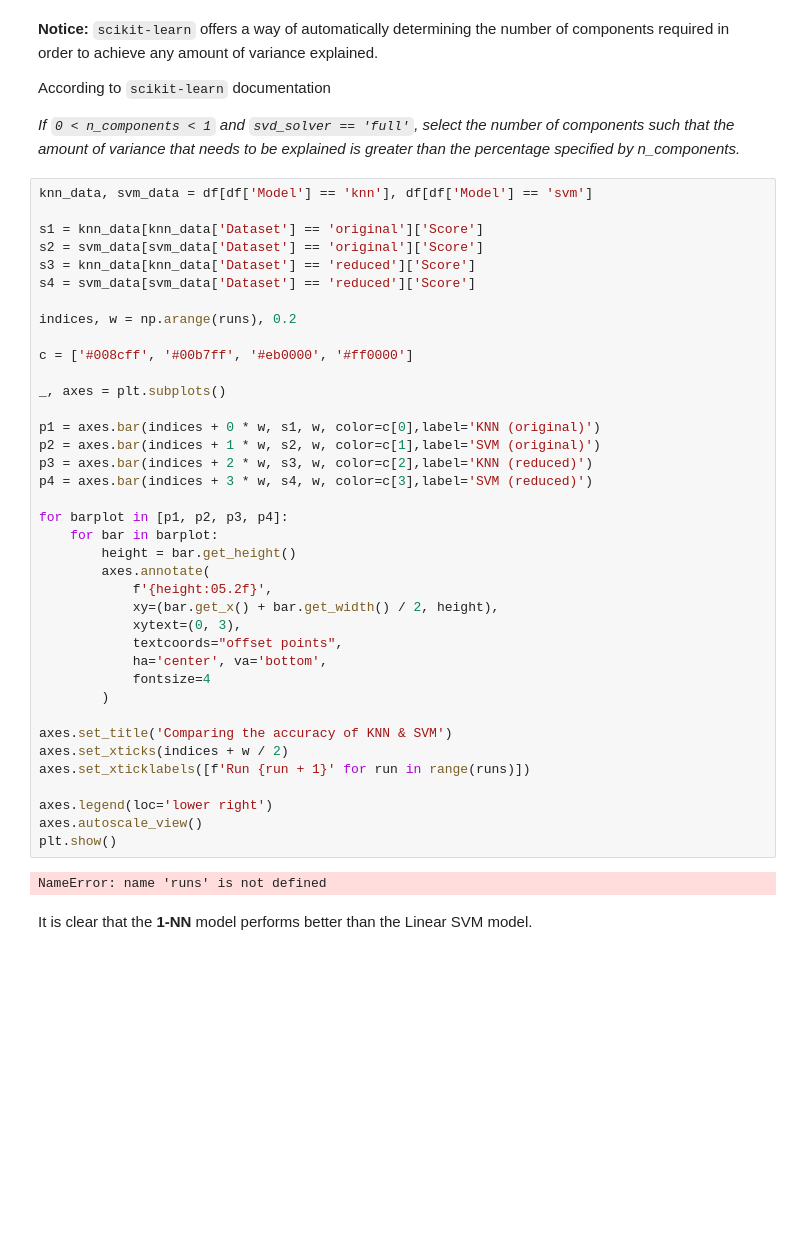
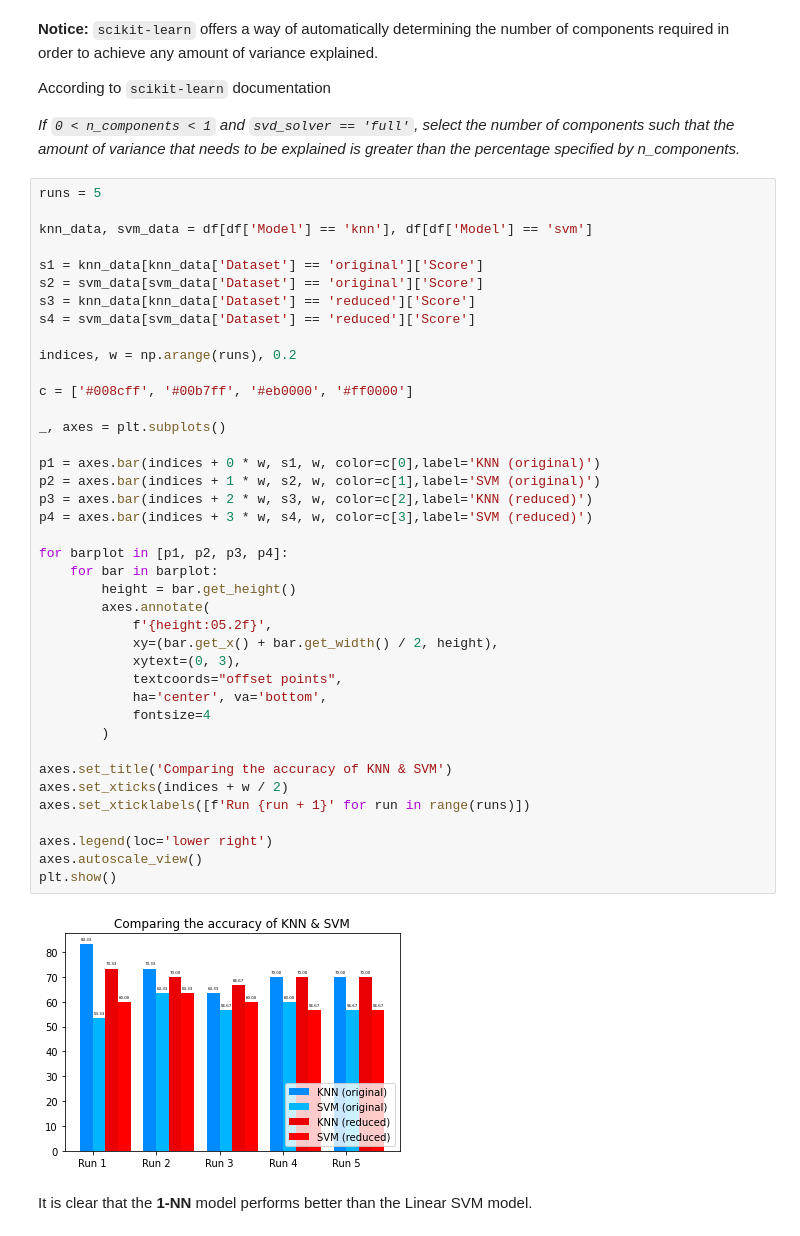
Before and after one commit to billsioros/machine-learning, a Jupyter notebook: sioros_1115201500144.ipynb, the cells around one changed output. Cells and saved outputs as stored; diff of their text form; blank space fills up the shorter version.

```diff
--- a/sioros_1115201500144.ipynb
+++ b/sioros_1115201500144.ipynb
@@ -283,6 +283,8 @@ According to `scikit-learn` documentation
 
 _If `0 < n_components < 1` and `svd_solver == 'full'`, select the number of components such that the amount of variance that needs to be explained is greater than the percentage specified by n_components._
 # %%
+runs = 5
+
 knn_data, svm_data = df[df['Model'] == 'knn'], df[df['Model'] == 'svm']
 
 s1 = knn_data[knn_data['Dataset'] == 'original']['Score']
@@ -294,34 +296,34 @@ indices, w = np.arange(runs), 0.2
 
 c = ['#008cff', '#00b7ff', '#eb0000', '#ff0000']
 
 _, axes = plt.subplots()
 
 p1 = axes.bar(indices + 0 * w, s1, w, color=c[0],label='KNN (original)')
 p2 = axes.bar(indices + 1 * w, s2, w, color=c[1],label='SVM (original)')
 p3 = axes.bar(indices + 2 * w, s3, w, color=c[2],label='KNN (reduced)')
 p4 = axes.bar(indices + 3 * w, s4, w, color=c[3],label='SVM (reduced)')
 
 for barplot in [p1, p2, p3, p4]:
     for bar in barplot:
         height = bar.get_height()
         axes.annotate(
             f'{height:05.2f}',
             xy=(bar.get_x() + bar.get_width() / 2, height),
             xytext=(0, 3),
             textcoords="offset points",
             ha='center', va='bottom',
             fontsize=4
         )
 
 axes.set_title('Comparing the accuracy of KNN & SVM')
 axes.set_xticks(indices + w / 2)
 axes.set_xticklabels([f'Run {run + 1}' for run in range(runs)])
 
 axes.legend(loc='lower right')
 axes.autoscale_view()
 plt.show()
 # %% [output]
-NameError: name 'runs' is not defined
+[figure, added]
 # %% [markdown]
 It is clear that the **1-NN** model performs better than the Linear SVM model.
 # %% [markdown]
```
Also changed, not shown: parts of 1 cell of this notebook, 1 other file.
